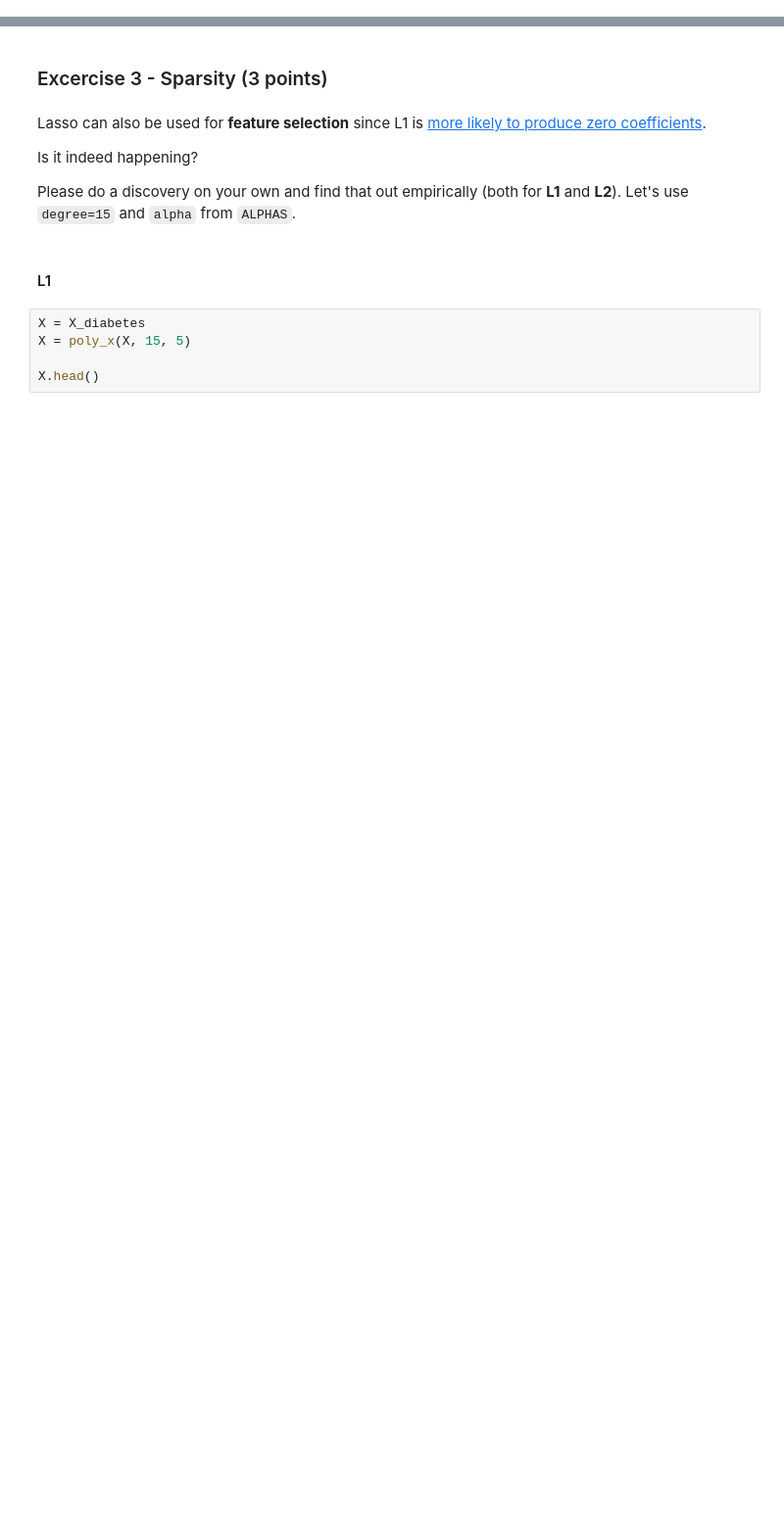
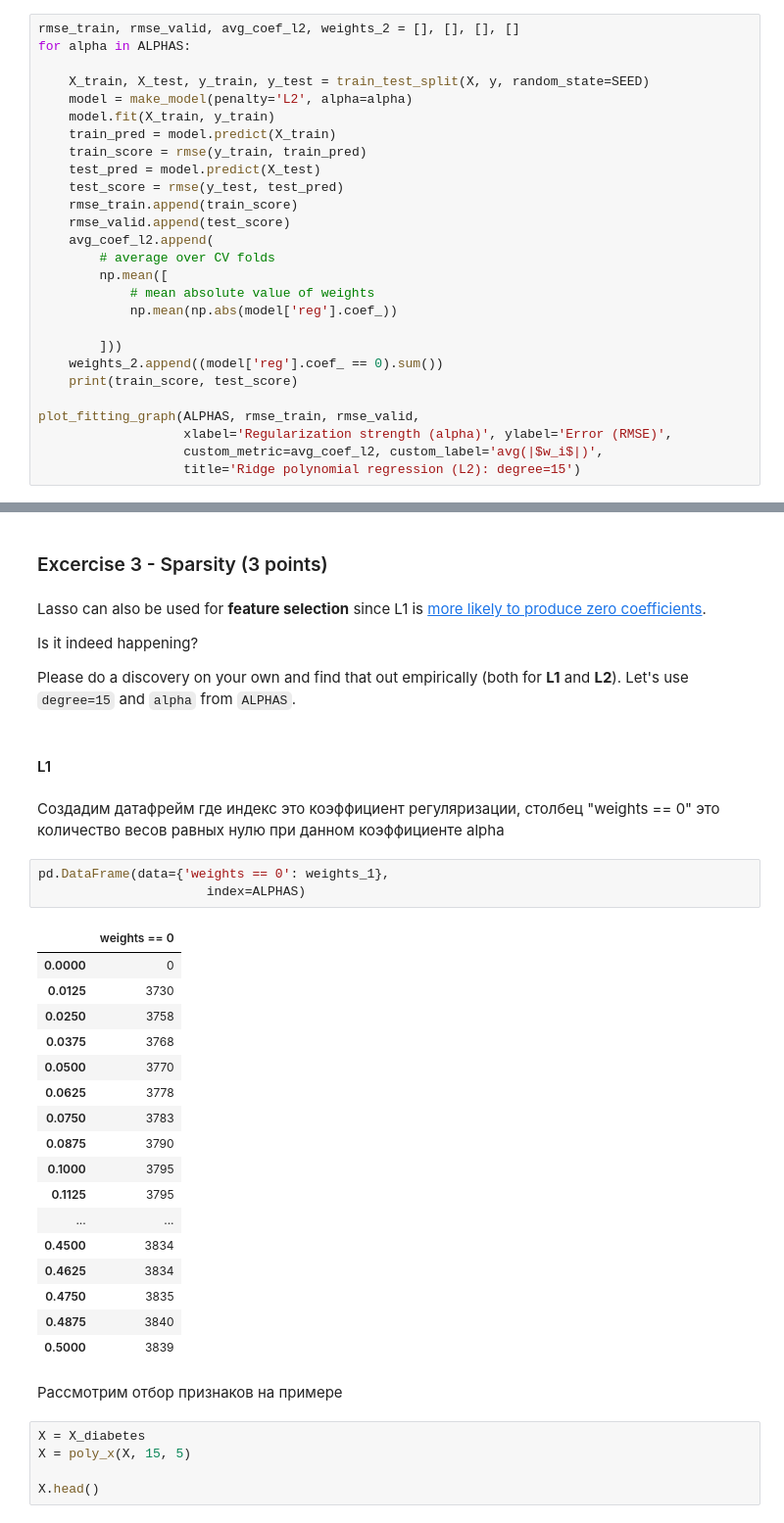
Before and after one commit to niksonnn/rss, a Jupyter notebook: overfitting_regularization.ipynb, the cells around one changed output, grey strips where cells are left out. Shown: that part at 98% size. Cells and saved outputs as stored; diff of their text form; blank space fills up the shorter version.

```diff
--- a/overfitting_regularization.ipynb
+++ b/overfitting_regularization.ipynb
@@ -469,0 +565,27 @@ plot_fitting_graph(DEGREES, rmse_train, rmse_valid,
+# %%
+rmse_train, rmse_valid, avg_coef_l2, weights_2 = [], [], [], []
+for alpha in ALPHAS:
+
+    X_train, X_test, y_train, y_test = train_test_split(X, y, random_state=SEED)
+    model = make_model(penalty='L2', alpha=alpha)
+    model.fit(X_train, y_train)
+    train_pred = model.predict(X_train)
+    train_score = rmse(y_train, train_pred)
+    test_pred = model.predict(X_test)
+    test_score = rmse(y_test, test_pred)
+    rmse_train.append(train_score)
+    rmse_valid.append(test_score)
+    avg_coef_l2.append(
+        # average over CV folds
+        np.mean([
+            # mean absolute value of weights
+            np.mean(np.abs(model['reg'].coef_))
+
+        ]))
+    weights_2.append((model['reg'].coef_ == 0).sum())
+    print(train_score, test_score)
+
+plot_fitting_graph(ALPHAS, rmse_train, rmse_valid,
+                   xlabel='Regularization strength (alpha)', ylabel='Error (RMSE)',
+                   custom_metric=avg_coef_l2, custom_label='avg(|$w_i$|)',
+                   title='Ridge polynomial regression (L2): degree=15')
@@ -477,6 +622,31 @@ Is it indeed happening?
 Please do a discovery on your own and find that out empirically (both for **L1** and **L2**). Let's use `degree=15` and `alpha` from `ALPHAS`.
 # %% [markdown]
 #### L1
+# %% [markdown]
+Создадим датафрейм где индекс это коэффициент регуляризации, столбец "weights == 0" это количество весов равных нулю при данном коэффициенте alpha
+# %%
+pd.DataFrame(data={'weights == 0': weights_1},
+                      index=ALPHAS)
+# %% [output]
+|  | weights == 0 |
+| 0.0000 | 0 |
+| 0.0125 | 3730 |
+| 0.0250 | 3758 |
+| 0.0375 | 3768 |
+| 0.0500 | 3770 |
+| 0.0625 | 3778 |
+| 0.0750 | 3783 |
+| 0.0875 | 3790 |
+| 0.1000 | 3795 |
+| 0.1125 | 3795 |
+| ... | ... |
+| 0.4500 | 3834 |
+| 0.4625 | 3834 |
+| 0.4750 | 3835 |
+| 0.4875 | 3840 |
+| 0.5000 | 3839 |
+# %% [markdown]
+Рассмотрим отбор признаков на примере
 # %%
 X = X_diabetes
 X = poly_x(X, 15, 5)
```
Also changed, not shown: parts of 35 cells of this notebook.
